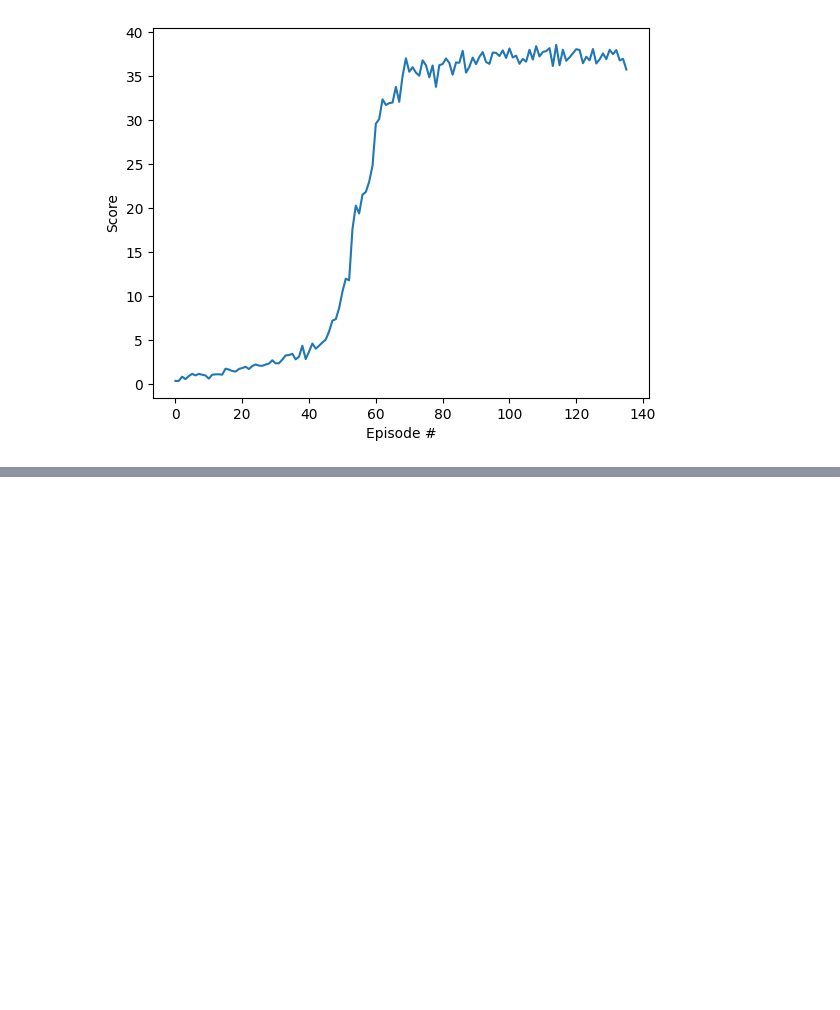
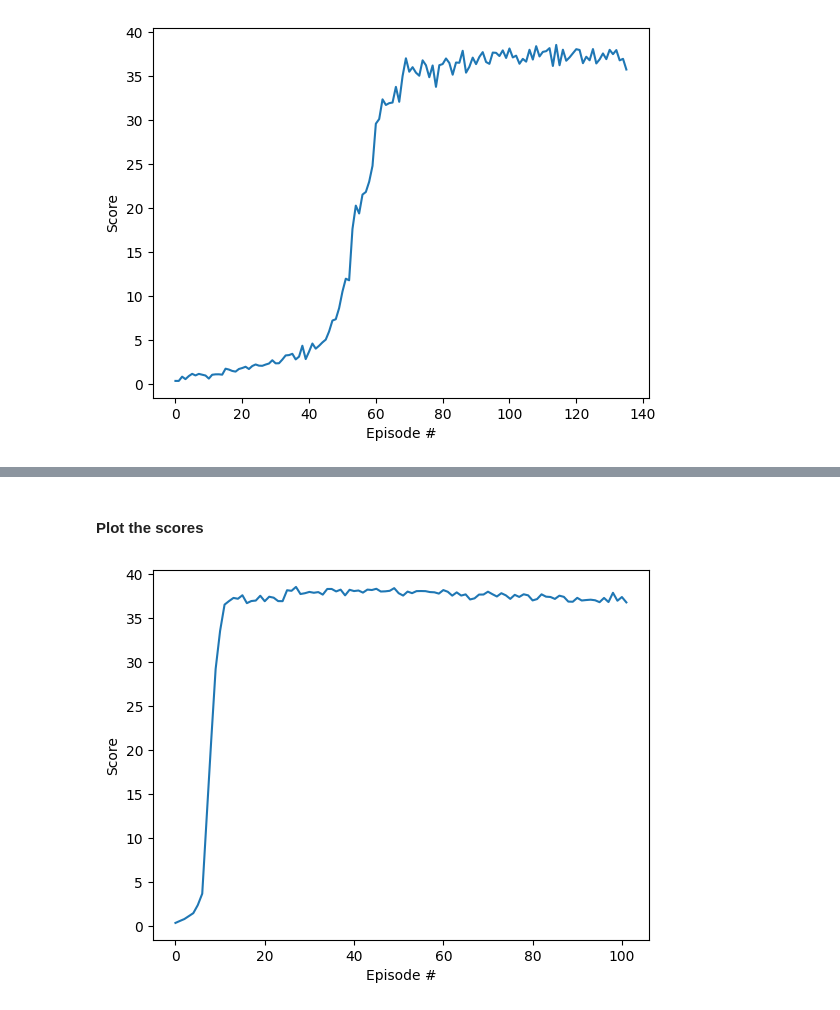
Before and after one commit to alamillac/reacher, a Jupyter notebook: src/Report.ipynb, the cells around one changed output, grey strips where cells are left out. Cells and saved outputs as stored; diff of their text form; code cells hidden in the pictures; blank space fills up the shorter version.

```diff
--- a/src/Report.ipynb
+++ b/src/Report.ipynb
@@ -162,0 +255,16 @@ trainer.plot_scores(scores)
+# %%
+from td3 import TD3Agent
+from trainer import Trainer
+from environment import Env
+import numpy as np
+
+env_filename = "../Reacher_Linux/Reacher.x86_64"
+env = Env(env_filename, train_mode=True)
+
+low = np.array([-1] * env.action_size)
+high = np.array([1] * env.action_size)
+action_bounds = (low, high)
+
+print("Number of agents:", env.num_agents)
+print("Number of actions:", env.action_size)
+print("States have length:", env.state_size)
@@ -162,0 +301,10 @@ trainer.plot_scores(scores)
+# %%
+trainer = Trainer(
+    save_model_path="reacher_td3.pth",
+    save_checkpoint_path="reacher_td3_many_checkpoint.pth",
+    override_checkpoint=True,
+    disable_bar_progress=True
+)
+
+agent = TD3Agent(state_size=env.state_size, action_bounds=action_bounds, batch_size=256, n_envs=env.num_agents)
+scores = trainer.train_until(env, agent, desired_score=30, consecutive_episodes=100)
@@ -162,0 +325,6 @@ trainer.plot_scores(scores)
+# %% [markdown]
+#### Plot the scores
+# %%
+trainer.plot_scores(scores)
+# %% [output]
+[figure, added]
```
Also changed, not shown: parts of 19 cells of this notebook, 2 other files.
